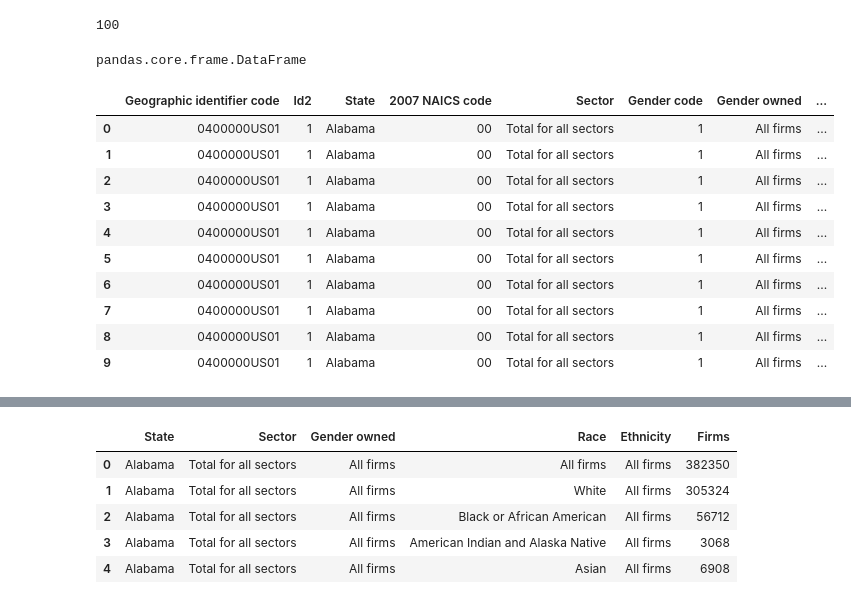
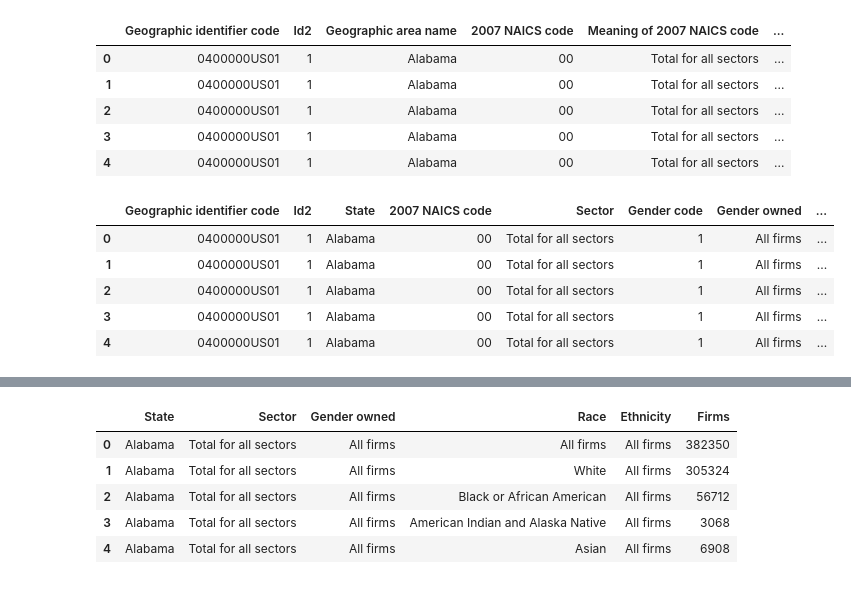
Before and after one commit to tafolabi/Project_Alpha, a Jupyter notebook: 2007.ipynb, the cells around one changed output, grey strips where cells are left out. Saved outputs shown, nothing was run; the diff lists cells and outputs as text; code cells hidden in the pictures.

```diff
--- a/2007.ipynb
+++ b/2007.ipynb
@@ -7,38 +8,37 @@ import matplotlib.pyplot as plt
 # %%
-# create file path
+# create file path and create DataFrame from the file
 path_2 = "Resources/enter_2007.csv"
-file = pd.read_csv(path_2,skiprows =1)
+df = pd.read_csv(path_2,skiprows =1)
+
 # view the total list of columns
 pd.options.display.max_columns = 100
-print(pd.options.display.max_columns)
+# print(pd.options.display.max_columns)
+
 # view first 5 rows of the data
-df= pd.DataFrame(file)
-# Rename columns
 df.head()
-type(df)
 # %% [output]
-100
-pandas.core.frame.DataFrame
+|  | Geographic identifier code | Id2 | Geographic area name | 2007 NAICS code | Meaning of 2007 NAICS code | ... |
+| 0 | 0400000US01 | 1 | Alabama | 00 | Total for all sectors | ... |
+| 1 | 0400000US01 | 1 | Alabama | 00 | Total for all sectors | ... |
+| 2 | 0400000US01 | 1 | Alabama | 00 | Total for all sectors | ... |
+| 3 | 0400000US01 | 1 | Alabama | 00 | Total for all sectors | ... |
+| 4 | 0400000US01 | 1 | Alabama | 00 | Total for all sectors | ... |
 # %%
-df= df.rename(columns={"Geographic area name":"State","Meaning of 2007 NAICS code":"Sector",
+# Rename the columns for ease of use in our code
+df = df.rename(columns={"Geographic area name":"State","Meaning of 2007 NAICS code":"Sector",
                         "Meaning of Gender code":"Gender owned", "Meaning of Race code": "Race",
-                         "Number of firms with or without paid employees":"Firms",
+                         "Number of firms with or without paid employees":"Number of Firms",
                          "Sales, receipts, or value of shipments of firms with or without paid employees ($1,000)":"Total Firm Sales",
                          "Number of firms with paid employees":"Paid Emp Firms", "Sales, receipts, or value of shipments of firms with paid employees ($1,000)":"Paid Emp Sales",
                          "Annual payroll ($1,000)":"Annual Payroll", "Number of firms without paid employees":"Unpaid Emp Firms",
-                         "Sales, receipts, or value of shipments of firms without paid employees ($1,000)": "Unpaid Emp Sales", "Meaning of Ethnicity code":"Ethnicity"
+                         "Sales, receipts, or value of shipments of firms without paid employees ($1,000)": "Unpaid Emp Sales", "Meaning of Ethnicity code":"Ethnicity",
+                        "Number of paid employees for pay period including March 12":"Total Paid Emp"
                         })
-
-df.head(10)
+df.head()
 # %% [output]
 |  | Geographic identifier code | Id2 | State | 2007 NAICS code | Sector | Gender code | Gender owned | ... |
 | 0 | 0400000US01 | 1 | Alabama | 00 | Total for all sectors | 1 | All firms | ... |
 | 1 | 0400000US01 | 1 | Alabama | 00 | Total for all sectors | 1 | All firms | ... |
 | 2 | 0400000US01 | 1 | Alabama | 00 | Total for all sectors | 1 | All firms | ... |
 | 3 | 0400000US01 | 1 | Alabama | 00 | Total for all sectors | 1 | All firms | ... |
 | 4 | 0400000US01 | 1 | Alabama | 00 | Total for all sectors | 1 | All firms | ... |
-| 5 | 0400000US01 | 1 | Alabama | 00 | Total for all sectors | 1 | All firms | ... |
-| 6 | 0400000US01 | 1 | Alabama | 00 | Total for all sectors | 1 | All firms | ... |
-| 7 | 0400000US01 | 1 | Alabama | 00 | Total for all sectors | 1 | All firms | ... |
-| 8 | 0400000US01 | 1 | Alabama | 00 | Total for all sectors | 1 | All firms | ... |
-| 9 | 0400000US01 | 1 | Alabama | 00 | Total for all sectors | 1 | All firms | ... |
```
Also changed, not shown: parts of 23 cells of this notebook.
